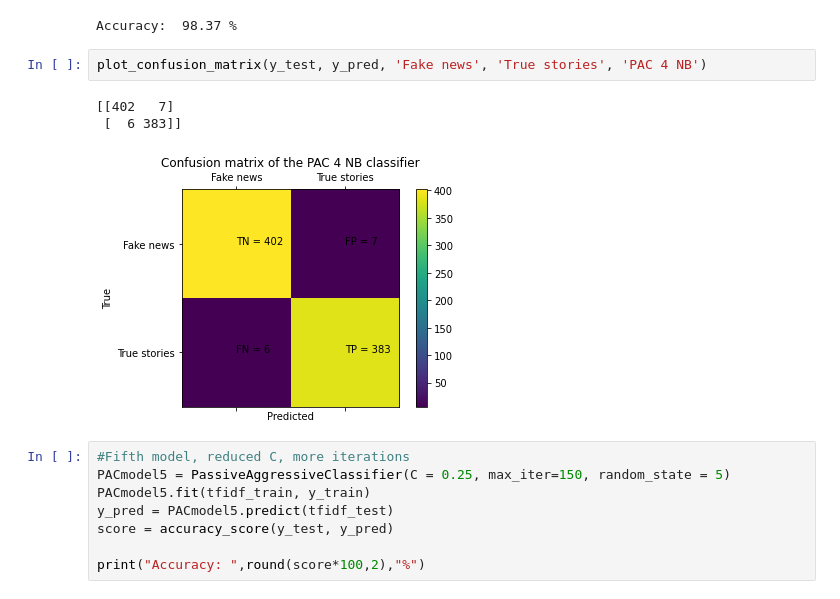
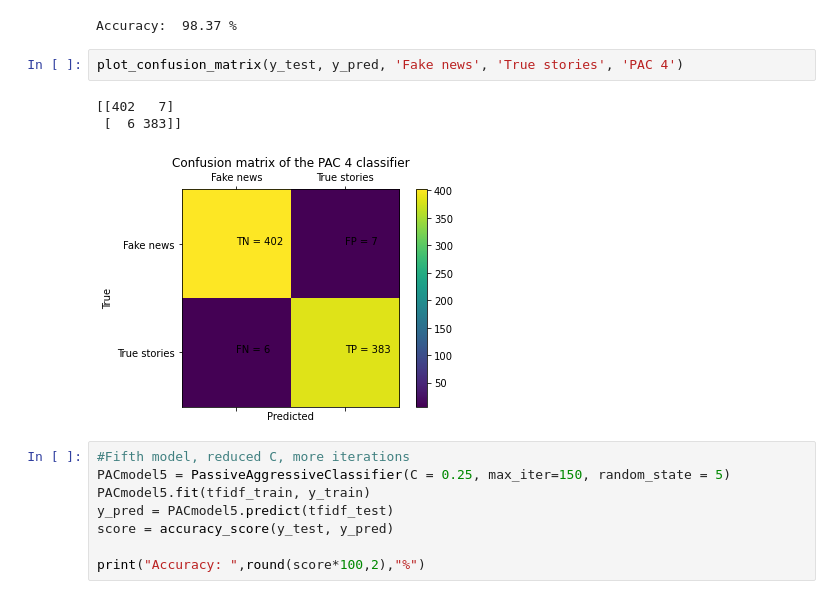
Before and after one commit to JonnyPearce/Fake_News_Detector, a Jupyter notebook: notebooks/Model_building_and_testing_Fake_News_Detector_JonnyPearce_June2023.ipynb, the cells around one changed output. Cells and saved outputs as stored; diff of their text form.

```diff
--- a/notebooks/Model_building_and_testing_Fake_News_Detector_JonnyPearce_June2023.ipynb
+++ b/notebooks/Model_building_and_testing_Fake_News_Detector_JonnyPearce_June2023.ipynb
@@ -665,11 +665,11 @@ print("Accuracy: ",round(score*100,2),"%")
 # %% [output]
 Accuracy:  98.37 %
 # %%
-plot_confusion_matrix(y_test, y_pred, 'Fake news', 'True stories', 'PAC 4 NB')
+plot_confusion_matrix(y_test, y_pred, 'Fake news', 'True stories', 'PAC 4')
 # %% [output]
 [[402   7]
  [  6 383]]
-[figure, old version]
+[figure, new version]
 # %%
 #Fifth model, reduced C, more iterations
 PACmodel5 = PassiveAggressiveClassifier(C = 0.25, max_iter=150, random_state = 5)
```
Also changed, not shown: parts of 40 cells of this notebook.
